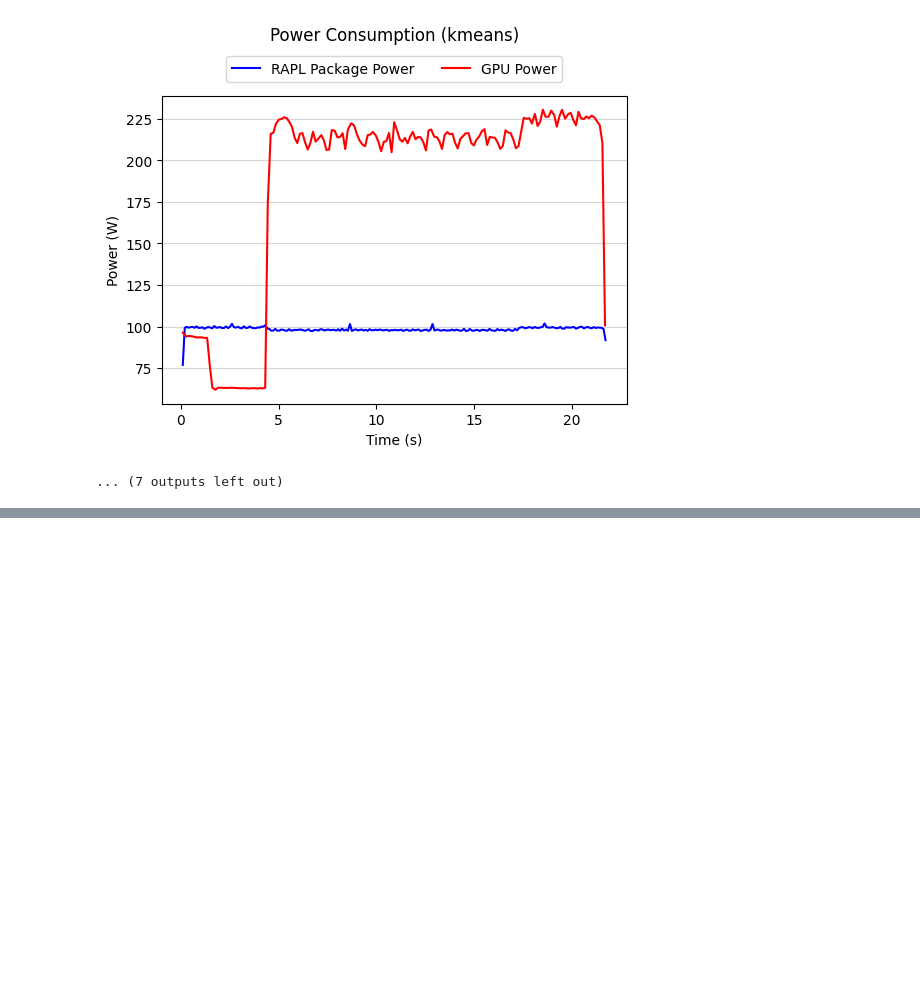
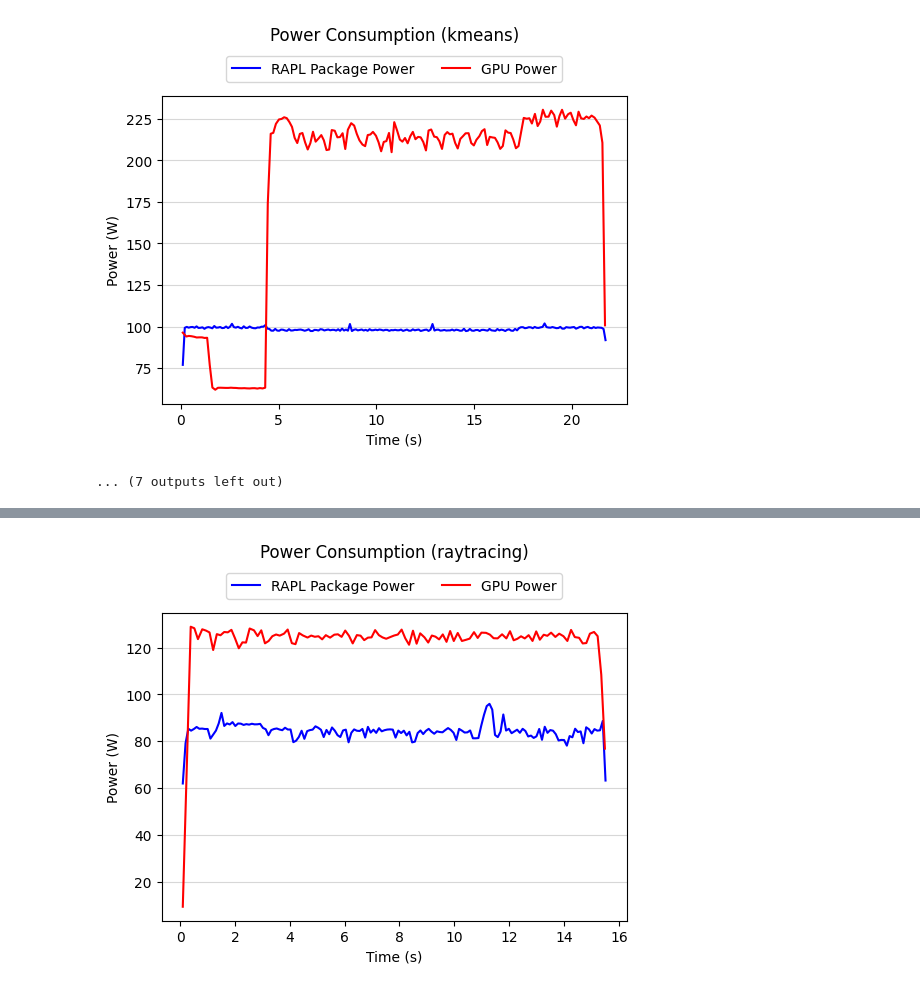
Before and after one commit to zzheng33/power, a Jupyter notebook: data/plot_power.ipynb, the cells around one changed output, grey strips where cells are left out. Cells and saved outputs as stored; diff of their text form; code cells hidden in the pictures; blank space fills up the shorter version.

```diff
--- a/data/plot_power.ipynb
+++ b/data/plot_power.ipynb
@@ -130,0 +137,6 @@ plot_power_CPU_GPU(where_cpu, where_gpu, "where")
+# %%
+raytracing_cpu = "./altis_test/raytracing_power_cpu.csv"
+raytracing_gpu = "./altis_test/raytracing_power_gpu.csv"
+plot_power_CPU_GPU(raytracing_cpu, raytracing_gpu, "raytracing")
+# %% [output]
+[figure, added]
```
Also changed, not shown: parts of 1 cell of this notebook, 20 other files.
